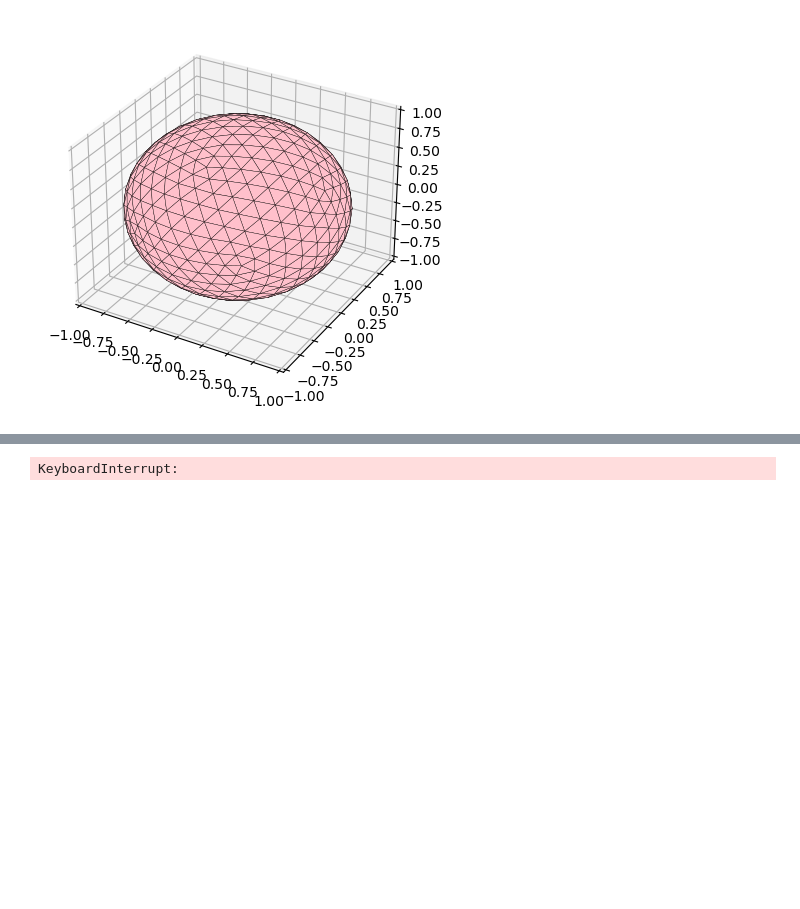
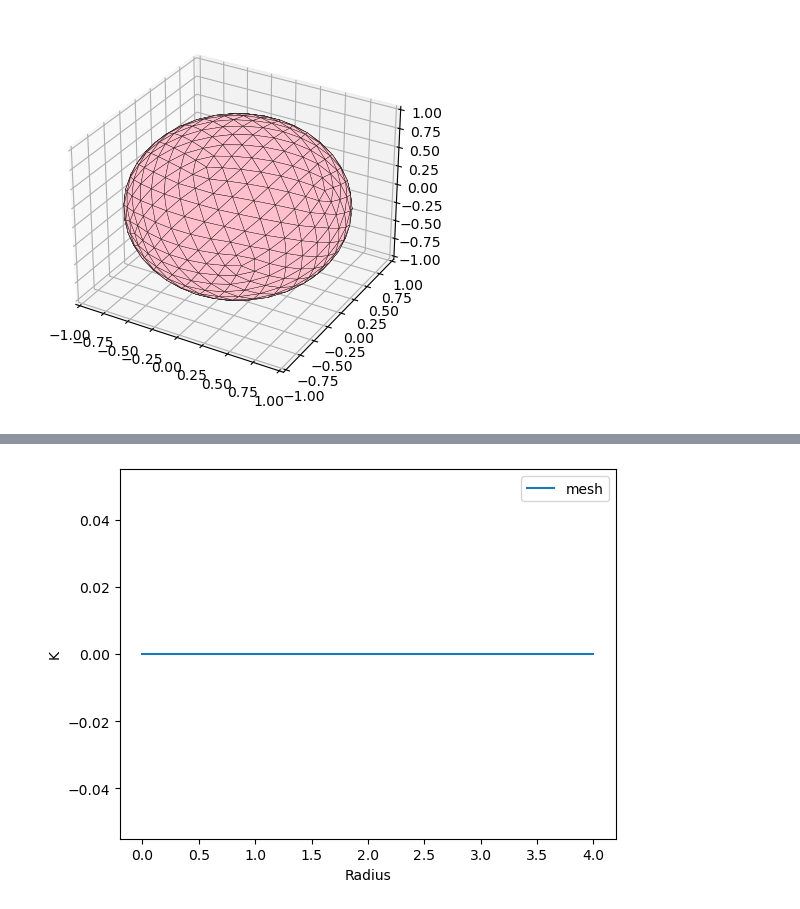
Before and after one commit to Muhanzhaokmp228/Bachelor-project, a Jupyter notebook: Code/SphereMesh.ipynb, the cells around one changed output, grey strips where cells are left out. Saved outputs shown, nothing was run; the diff lists cells and outputs as text; code cells hidden in the pictures; blank space fills up the shorter version.

Commit message:
kt mesh

```diff
--- a/Code/SphereMesh.ipynb
+++ b/Code/SphereMesh.ipynb
@@ -154,9 +154,6 @@ def pairDistances(samples, vertices, faces):
             dist.append(d)
     return dist
 
-pair_dist = pairDistances(points, vertices, faces)
-print(len(pair_dist))
-
 
 # Calculating the distance between all pairs of points
 def surfaceArea(r):
@@ -164,15 +161,27 @@ def surfaceArea(r):
     return area
 
 
-def ripleyK(r, data, radii):
+def ripleyK(r, data, vertices, faces, radii):
     K = np.zeros_like(radii)
     area = surfaceArea(r)
-    dist = pairDistances(r, data)
+    dist = pairDistances(data, vertices, faces)
     pair_num = len(dist)
     intensity = pair_num / area
     for i in range(len(radii)):
         K[i] = np.sum(dist < radii[i])
     K = K / intensity
     return K
-# %% [output]
-KeyboardInterrupt:
+# %%
+radii = np.linspace(0, 4, 50)
+
+kt = ripleyK(1, points, vertices, faces, radii)
+
+
+# Plotting the Ripley's K function
+plt.plot(radii, kt, label='mesh')
+plt.xlabel('Radius')
+plt.ylabel('K')
+plt.legend()
+plt.show()
+# %% [output]
+[figure, added]
```
Also changed, not shown: parts of 2 cells of this notebook.
